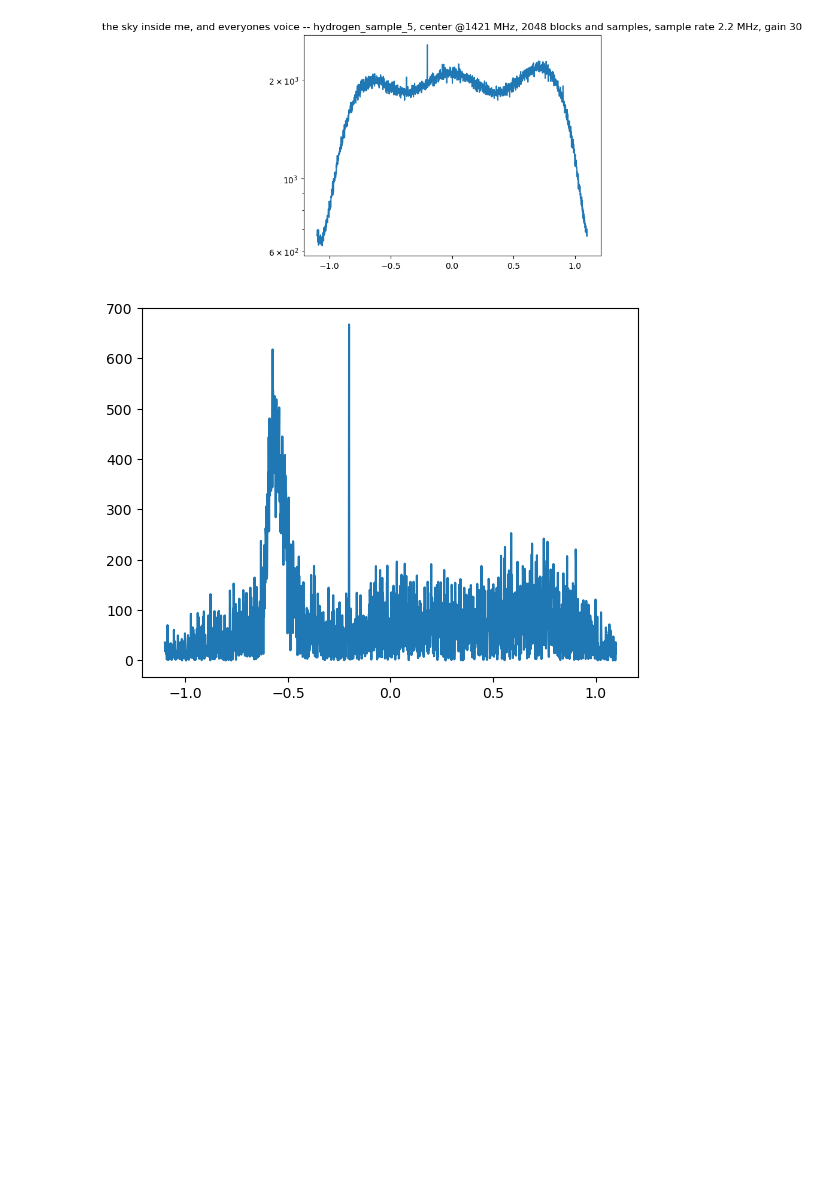
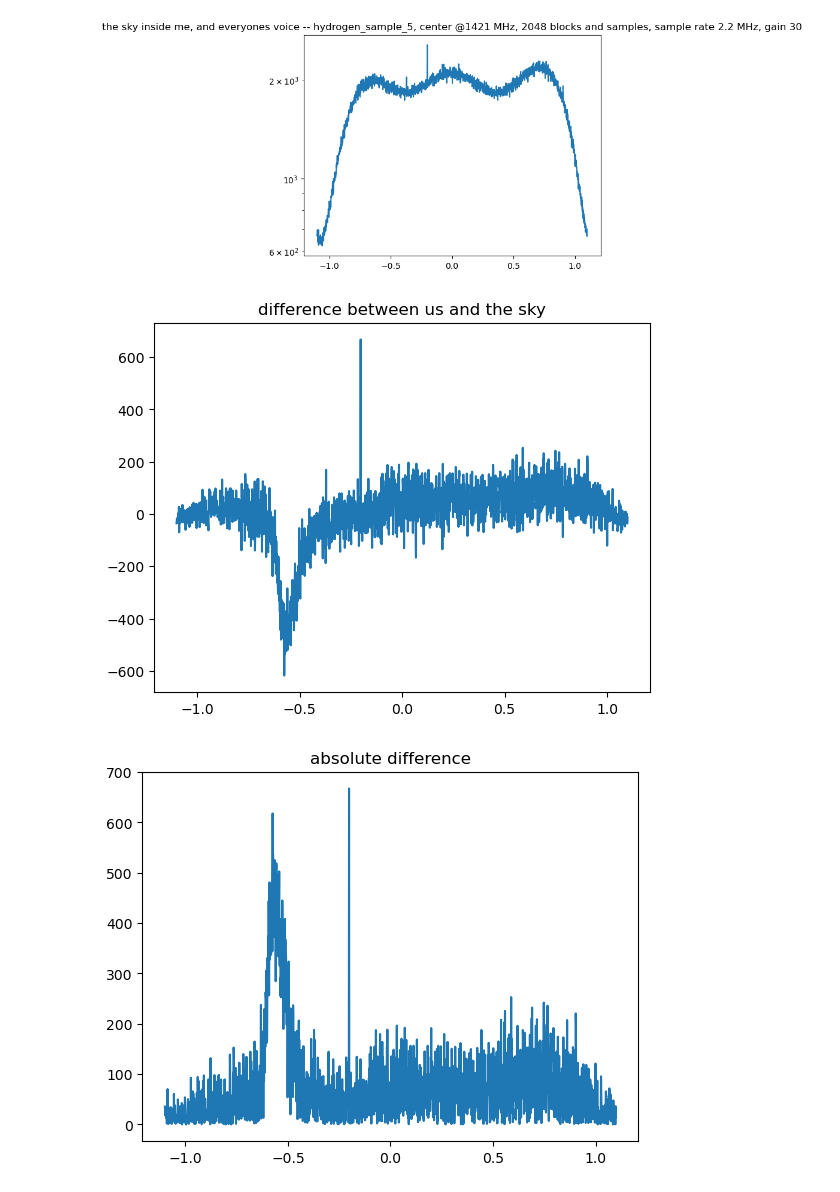
Before and after one commit to Quetzalcoatl42/Radio-23, a Jupyter notebook: Lab_2/Untitled.ipynb, the cells around one changed output. Saved outputs shown, nothing was run; the diff lists cells and outputs as text; code cells hidden in the pictures; blank space fills up the shorter version.

```diff
--- a/Lab_2/Untitled.ipynb
+++ b/Lab_2/Untitled.ipynb
@@ -85,11 +85,16 @@ plt.title('the sky inside me, and everyones voice -- hydrogen_sample_5, center @
 plt.show()
 # %% [output]
 [figure]
-# %%
-dif = abs(avg_us - avg_sky)
-plt.plot(fft_freq, dif)
-#plt.yscale('log')
-plt.title('difference between us and the sky')
-plt.show()
-# %% [output]
-[figure, removed]
+# %%
+dif = (avg_us - avg_sky)
+abs_dif = abs(dif)
+plt.plot(fft_freq, dif)
+#plt.yscale('symlog')
+plt.title('difference between us and the sky')
+plt.show()
+plt.plot(fft_freq, abs_dif)
+plt.title('absolute difference')
+plt.show()
+# %% [output]
+[figure, added]
+[figure, added]
```
Also changed, not shown: parts of 1 cell of this notebook.
